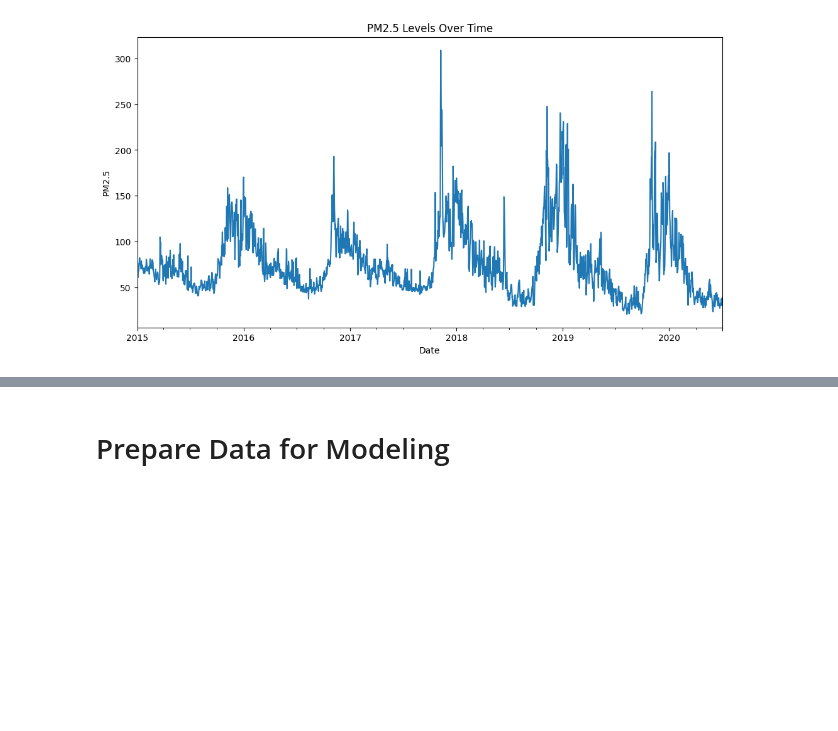
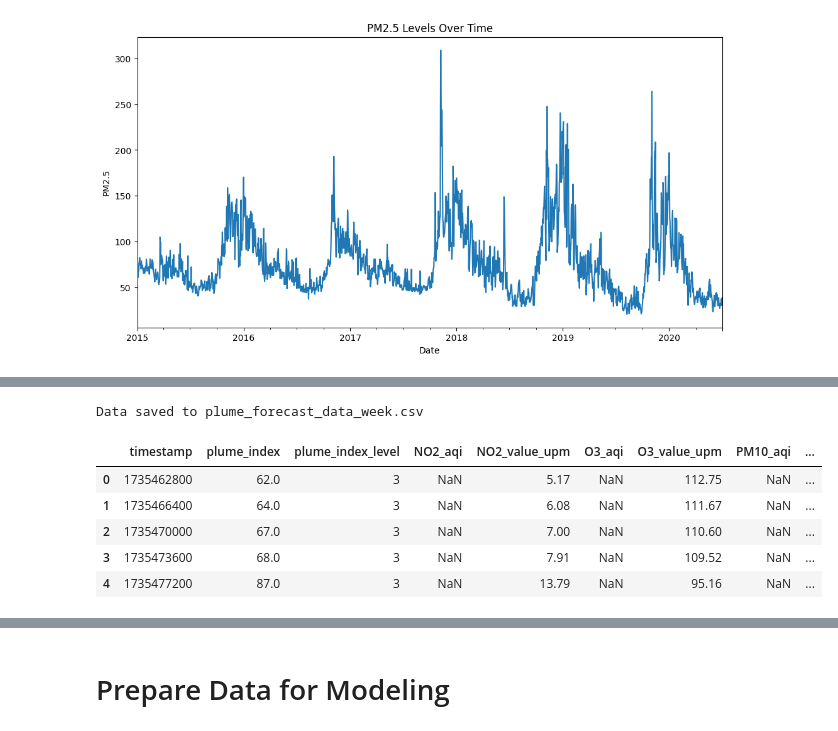
Before and after one commit to chandiosamad07/AirQualityIndexPrediction_FA24, a Jupyter notebook: Project.ipynb, the cells around one changed output, grey strips where cells are left out. Cells and saved outputs as stored; diff of their text form; code cells hidden in the pictures; blank space fills up the shorter version.

```diff
--- a/Project.ipynb
+++ b/Project.ipynb
@@ -269,0 +277,74 @@ plot_time_series(data, 'PM2.5', 'PM2.5 Levels Over Time')
+# %%
+import requests
+import pandas as pd
+
+# URL for the API
+url = "https://air.plumelabs.com/api/v1/week/4VDy/"
+
+# Fetch the data from the API
+response = requests.get(url)
+
+# Check if the response is successful
+if response.status_code == 200:
+    data = response.json()
+
+    # Extract forecast data
+    forecast_data = data.get("forecast", [])
+
+    if not forecast_data:
+        print("No forecast data found in the response.")
+    else:
+        # Initialize an empty list to store extracted data
+        rows = []
+
+        # Process each forecast entry
+        for entry in forecast_data:
+            if entry is None:
+                continue
+
+            timestamp = entry.get("timestamp")
+            plume_index = entry.get("plume_index")
+            plume_index_level = entry.get("plume_index_level")
+            values = entry.get("values", {})
+
+            # Extract pollutant data
+            no2 = values.get("NO2", {})
+            o3 = values.get("O3", {})
+            pm10 = values.get("PM10", {})
+            pm25 = values.get("PM25", {})
+
+            rows.append({
+                "timestamp": timestamp,
+                "plume_index": plume_index,
+                "plume_index_level": plume_index_level,
+                "NO2_aqi": no2.get("aqi"),
+                "NO2_value_upm": no2.get("value_upm"),
+                "O3_aqi": o3.get("aqi"),
+                "O3_value_upm": o3.get("value_upm"),
+                "PM10_aqi": pm10.get("aqi"),
+                "PM10_value_upm": pm10.get("value_upm"),
+                "PM25_aqi": pm25.get("aqi"),
+                "PM25_value_upm": pm25.get("value_upm")
+            })
+
+        # Create a DataFrame
+        df = pd.DataFrame(rows)
+
+        # Save the DataFrame to a CSV file
+        file_path = "plume_forecast_data_week.csv"
+        df.to_csv(file_path, index=False)
+        print(f"Data saved to {file_path}")
+else:
+    print(f"Failed to fetch data. Status code: {response.status_code}")
+# %% [output]
+Data saved to plume_forecast_data_week.csv
+# %%
+sp = pd.read_csv('plume_forecast_data_week.csv')
+sp.head()
+# %% [output]
+|  | timestamp | plume_index | plume_index_level | NO2_aqi | NO2_value_upm | O3_aqi | O3_value_upm | PM10_aqi | ... |
+| 0 | 1735462800 | 62.0 | 3 | NaN | 5.17 | NaN | 112.75 | NaN | ... |
+| 1 | 1735466400 | 64.0 | 3 | NaN | 6.08 | NaN | 111.67 | NaN | ... |
+| 2 | 1735470000 | 67.0 | 3 | NaN | 7.00 | NaN | 110.60 | NaN | ... |
+| 3 | 1735473600 | 68.0 | 3 | NaN | 7.91 | NaN | 109.52 | NaN | ... |
+| 4 | 1735477200 | 87.0 | 3 | NaN | 13.79 | NaN | 95.16 | NaN | ... |
```
Also changed, not shown: parts of 4 cells of this notebook, 1 other file.
